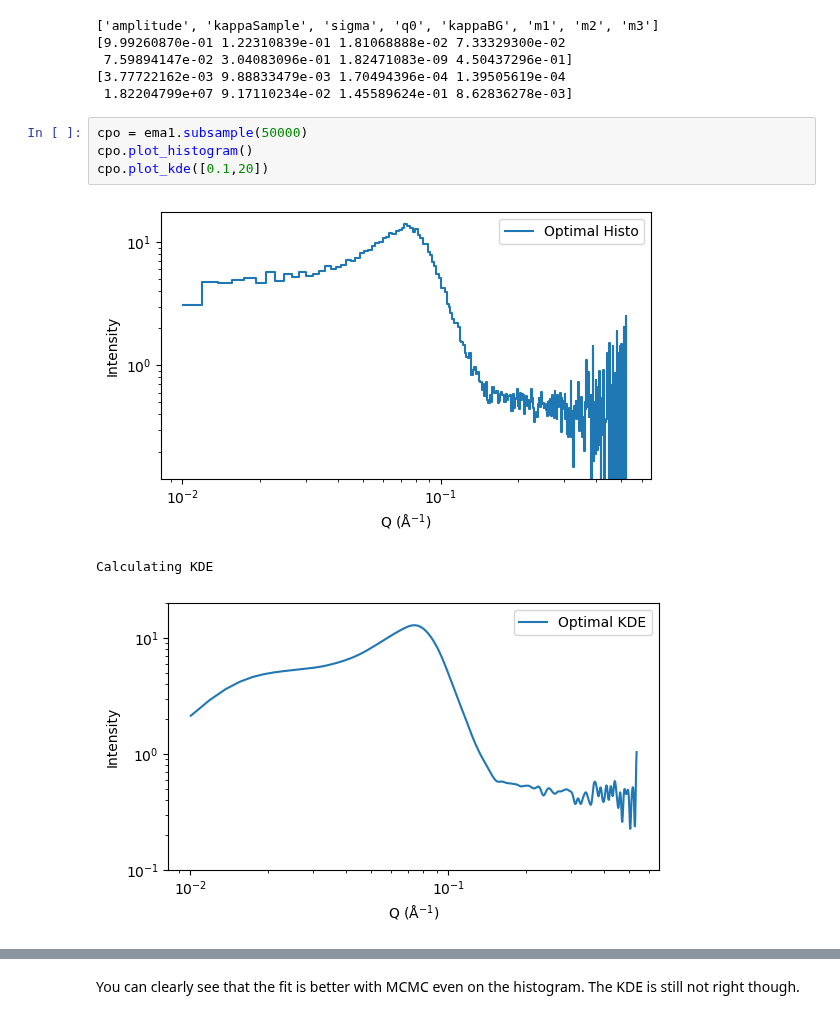
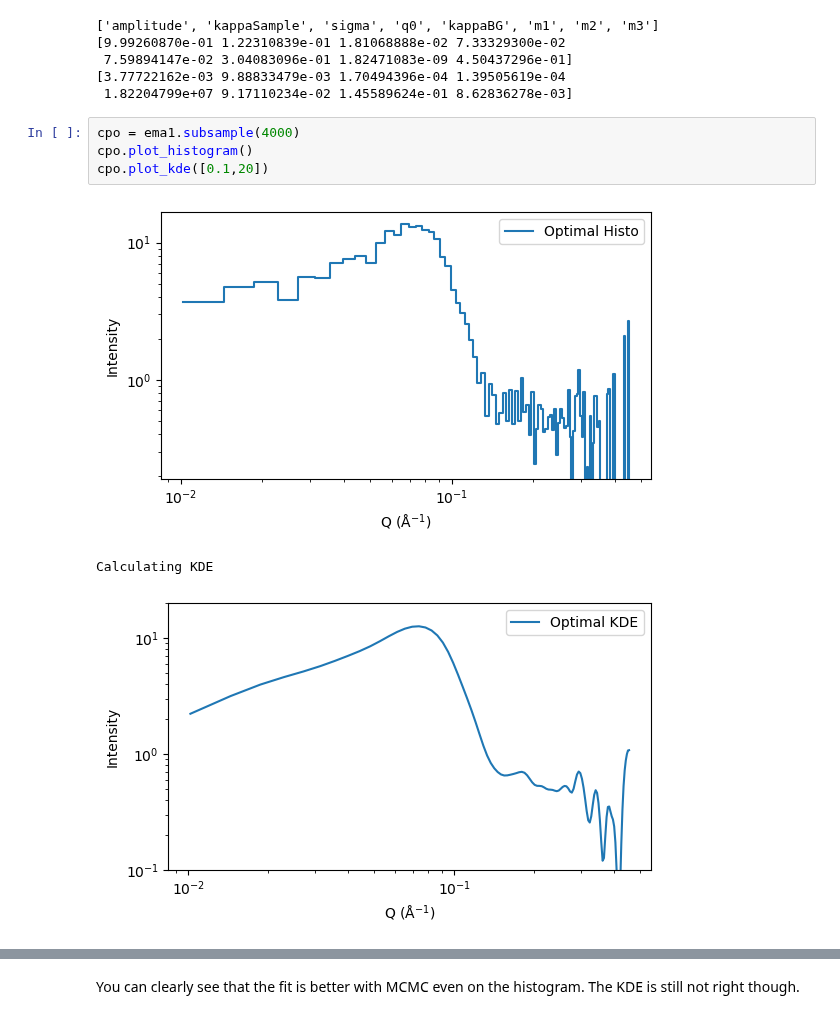
Before and after one commit to localoptimum/emtk, a Jupyter notebook: sans2d-testing.ipynb, the cells around one changed output, grey strips where cells are left out. Saved outputs shown, nothing was run; the diff lists cells and outputs as text.

```diff
--- a/sans2d-testing.ipynb
+++ b/sans2d-testing.ipynb
@@ -287,13 +289,13 @@ Least squares model function defined.
 [3.77722162e-03 9.88833479e-03 1.70494396e-04 1.39505619e-04
  1.82204799e+07 9.17110234e-02 1.45589624e-01 8.62836278e-03]
 # %%
-cpo = ema1.subsample(50000)
+cpo = ema1.subsample(4000)
 cpo.plot_histogram()
 cpo.plot_kde([0.1,20])
 # %% [output]
-[figure, old version]
+[figure, new version]
 Calculating KDE
-[figure, old version]
+[figure, new version]
 # %%
 # Build MCMC Models with API
 
```
Also changed, not shown: parts of 6 cells of this notebook.
